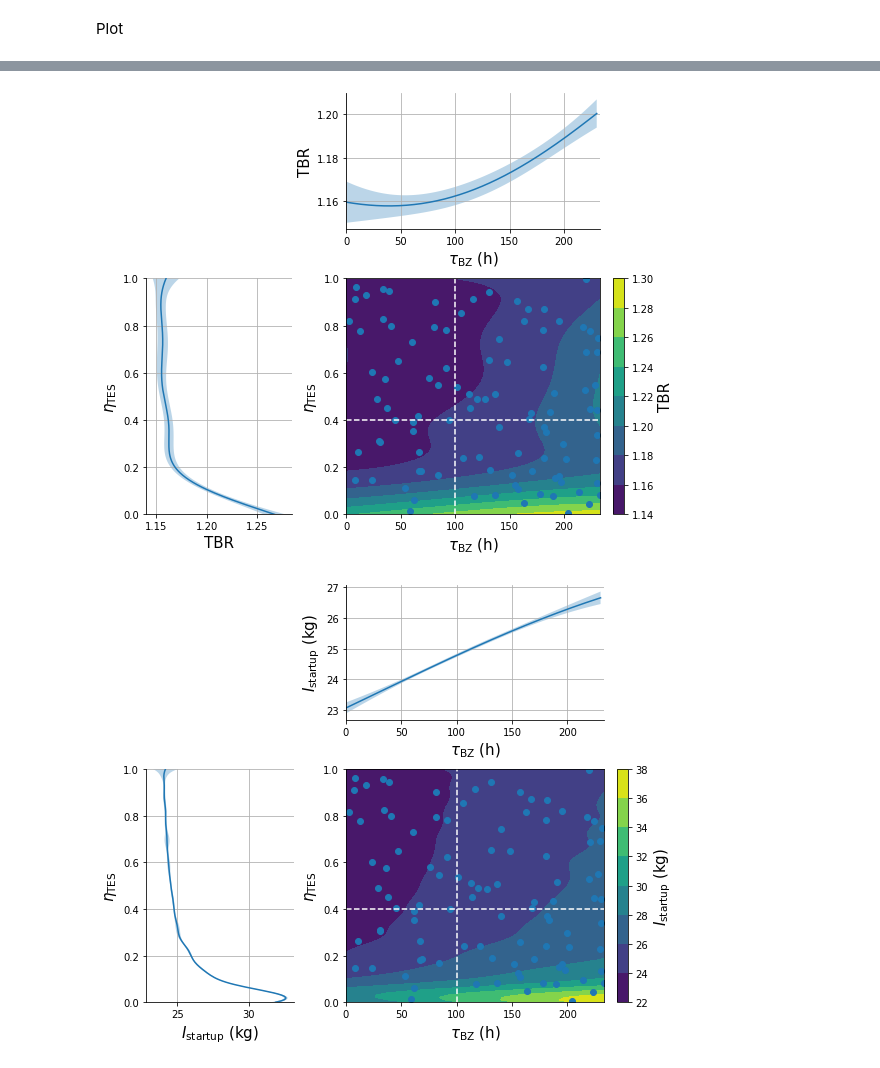
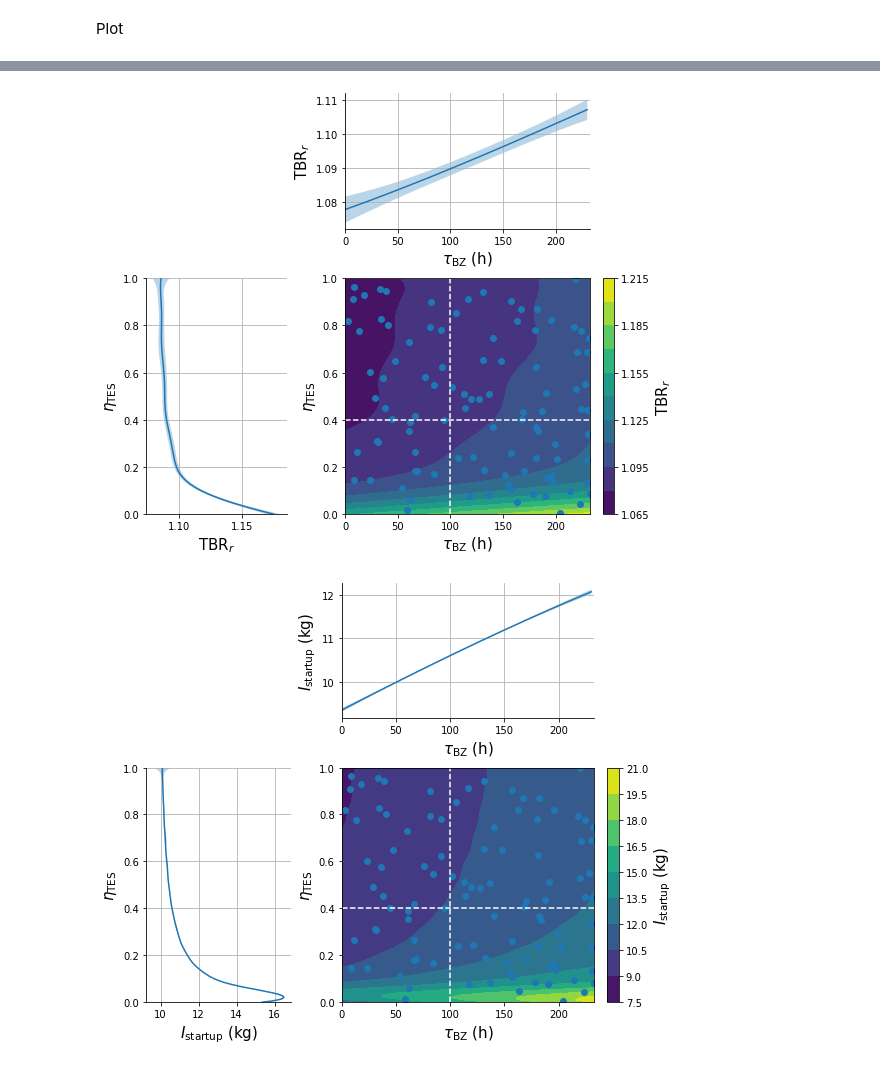
Before and after one commit to SamueleMeschini/fc-results, a Jupyter notebook: step_results.ipynb, the cells around one changed output, grey strips where cells are left out. Saved outputs shown, nothing was run; the diff lists cells and outputs as text; code cells hidden in the pictures.

Commit message:
update step results

```diff
--- a/step_results.ipynb
+++ b/step_results.ipynb
@@ -6,7 +6,7 @@ from inference.gp import SquaredExponential, WhiteNoise
 # %% [markdown]
 Gather the data
 # %%
-data = np.genfromtxt("data/step_results.csv", delimiter=",", names=True)
+data = np.genfromtxt("data/step_results_updated_v2.csv", delimiter=",", names=True)
 # %% [markdown]
 Train the GP model
 # %%
@@ -49,7 +49,7 @@ fixed_eta = 0.4
 fixed_tau = 100*3600
 
 
-for gp, mean_metric, label in zip([GP_tbr, GP_startup_inv], [mean_tbr, mean_startup_inv], ["TBR", r"$I_\mathrm{startup}$ (kg)"]):
+for gp, mean_metric, label in zip([GP_tbr, GP_startup_inv], [mean_tbr, mean_startup_inv], ["TBR$_r$", r"$I_\mathrm{startup}$ (kg)"]):
     fig, axs = plt.subplots(2, 2, figsize=(8, 6.48), constrained_layout=True, sharex="col", sharey="row",
                         gridspec_kw={
                             'width_ratios': [1.15, 2],
@@ -93,32 +93,32 @@ for gp, mean_metric, label in zip([GP_tbr, GP_startup_inv], [mean_tbr, mean_star
     plt.fill_betweenx(eta_tes, mean - 2*stdev, mean + 2*stdev, alpha=0.3)
 
     cb = fig.colorbar(CF, ax=contour_ax)
     cb.set_label(label=label, fontsize=15)
     left_ax.set_xlabel(label, fontsize=15)
     top_ax.set_ylabel(label, fontsize=15)
     contour_ax.set_xlabel(r"$\tau_\mathrm{BZ}$ (h)", fontsize=15)
     top_ax.set_xlabel(r"$\tau_\mathrm{BZ}$ (h)", fontsize=15)
     left_ax.set_ylabel(r"$\eta_\mathrm{TES}$", fontsize=15)
     contour_ax.set_ylabel(r"$\eta_\mathrm{TES}$", fontsize=15)
 
     contour_ax.set_ylim(0, 1)
     # top_ax.set_ylim(bottom=1)
 
     left_ax.grid()
     top_ax.grid()
 
     top_ax.xaxis.set_tick_params(which='both', labelbottom=True)
     top_ax.yaxis.set_tick_params(which='both', labelleft=True)
     contour_ax.yaxis.set_tick_params(which='both', labelleft=True)
 
 
     left_ax.spines.top.set_visible(False)
     left_ax.spines.right.set_visible(False)
 
     top_ax.spines.top.set_visible(False)
     top_ax.spines.right.set_visible(False)
     plt.savefig(f"{label}_step_2d_map.pdf".replace(" ", "_").replace("(kg)", "").replace("$I_\\mathrm{startup}$", "I_startup"))
     plt.show()
 # %% [output]
-[figure, old version]
+[figure, new version]
-[figure, old version]
+[figure, new version]
```
Also changed, not shown: parts of 2 cells of this notebook, 3 other files.
